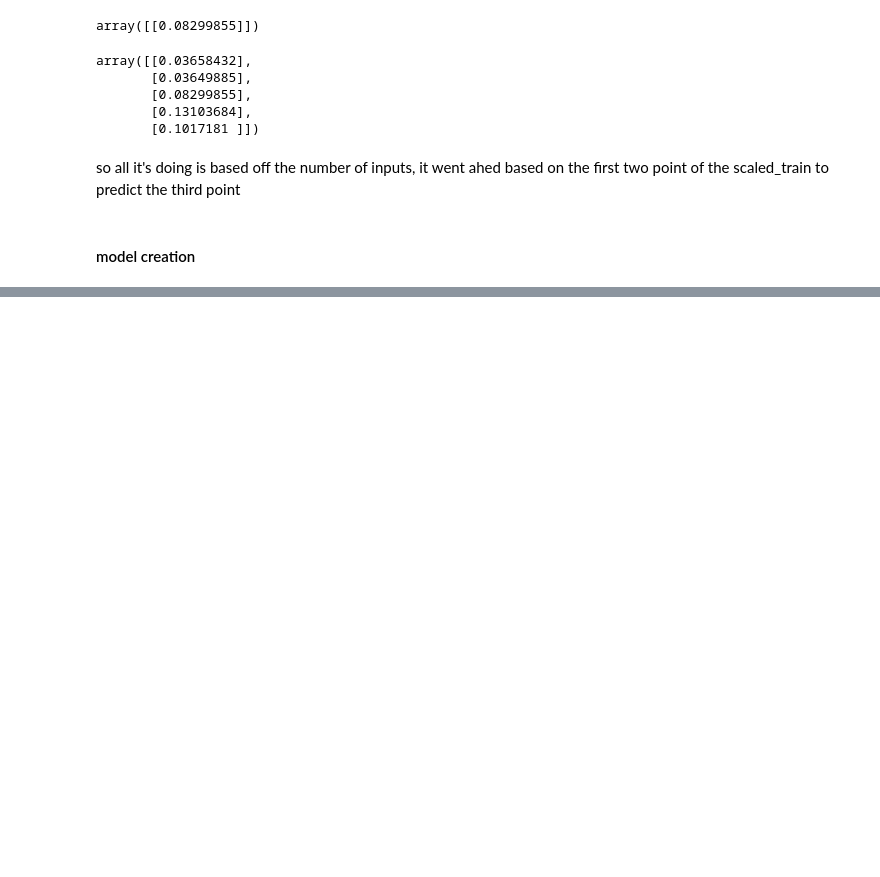
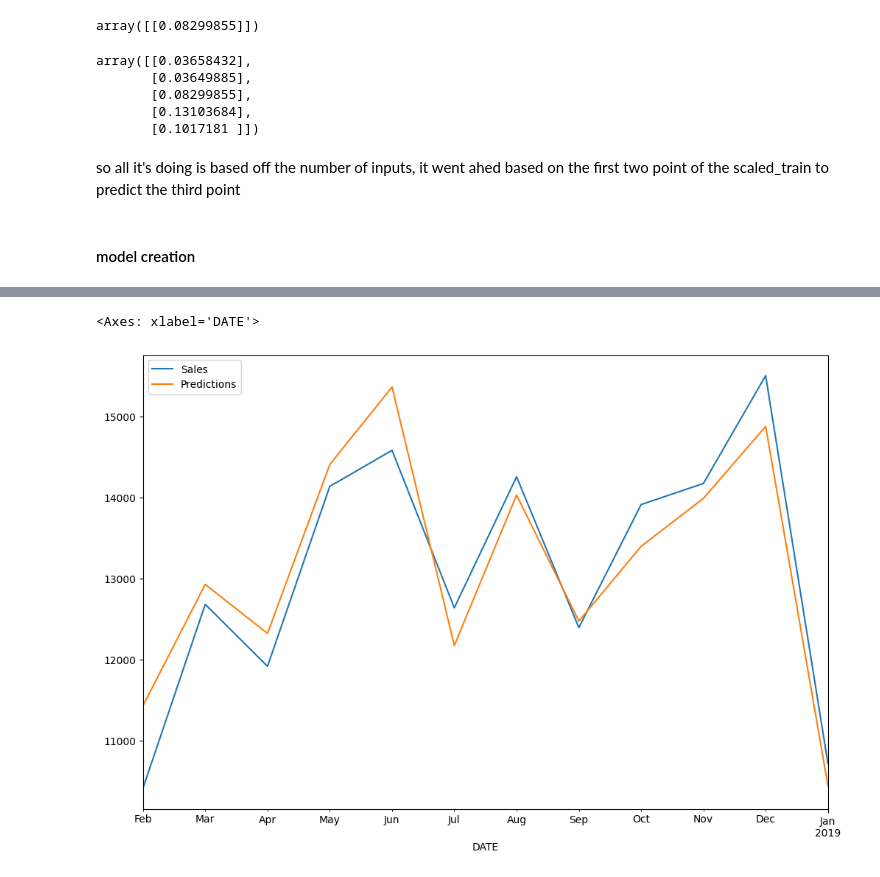
Before and after one commit to depa-tto/Time-Series-Forecasting-and-Analysis-course, a Jupyter notebook: lecture_20.ipynb, the cells around one changed output, grey strips where cells are left out. Drawn from its saved outputs; the diff is of its cells as text; code cells hidden in the pictures; blank space fills up the shorter version.

Commit message:
RNN Example for Time Series

```diff
--- a/lecture_20.ipynb
+++ b/lecture_20.ipynb
@@ -173,0 +277,17 @@ from keras.layers import LSTM # type: ignore
+# %%
+test_predictions = []
+
+first_eval_batch = scaled_train[-n_input:] # used the previous 12 historical points of the train set to predict the first value in the training set
+current_batch = first_eval_batch.reshape((1, n_input, n_features)) # reshape this to the format RNN wants(same format as TimeseriesGenerator)
+
+# how far into the future will I forecast ? len(test)
+for i in range(len(test)):
+
+    # get prediction 1 time step ahead of historical 12 points([0] is for grabbing just the number instead of [array])
+    current_pred = model.predict(current_batch)[0]
+
+    # store prediction
+    test_predictions.append(current_pred)
+
+    # update current batch to now include prediction and drop first value
+    current_batch = np.append(current_batch[:,1:,:],[[current_pred]],axis=1)
@@ -173,0 +354,17 @@ from keras.layers import LSTM # type: ignore
+# %%
+test_predictions = []
+
+first_eval_batch = scaled_train[-n_input:] # used the previous 12 historical points of the train set to predict the first value in the training set
+current_batch = first_eval_batch.reshape((1, n_input, n_features)) # reshape this to the format RNN wants(same format as TimeseriesGenerator)
+
+# how far into the future will I forecast ? len(test)
+for i in range(len(test)):
+
+    # get prediction 1 time step ahead of historical 12 points([0] is for grabbing just the number instead of [array])
+    current_pred = model.predict(current_batch)[0]
+
+    # store prediction
+    test_predictions.append(current_pred)
+
+    # update current batch to now include prediction and drop first value
+    current_batch = np.append(current_batch[:,1:,:],[[current_pred]],axis=1)
@@ -173,0 +401,2 @@ from keras.layers import LSTM # type: ignore
+# %%
+true_predictions = scaler.inverse_transform(test_predictions)
@@ -173,0 +418,2 @@ from keras.layers import LSTM # type: ignore
+# %%
+test.loc[:, 'Predictions'] = true_predictions
@@ -173,0 +437,5 @@ from keras.layers import LSTM # type: ignore
+# %%
+test.plot(figsize=(12,8))
+# %% [output]
+<Axes: xlabel='DATE'>
+[figure, added]
```
Also changed, not shown: parts of 30 cells of this notebook.
